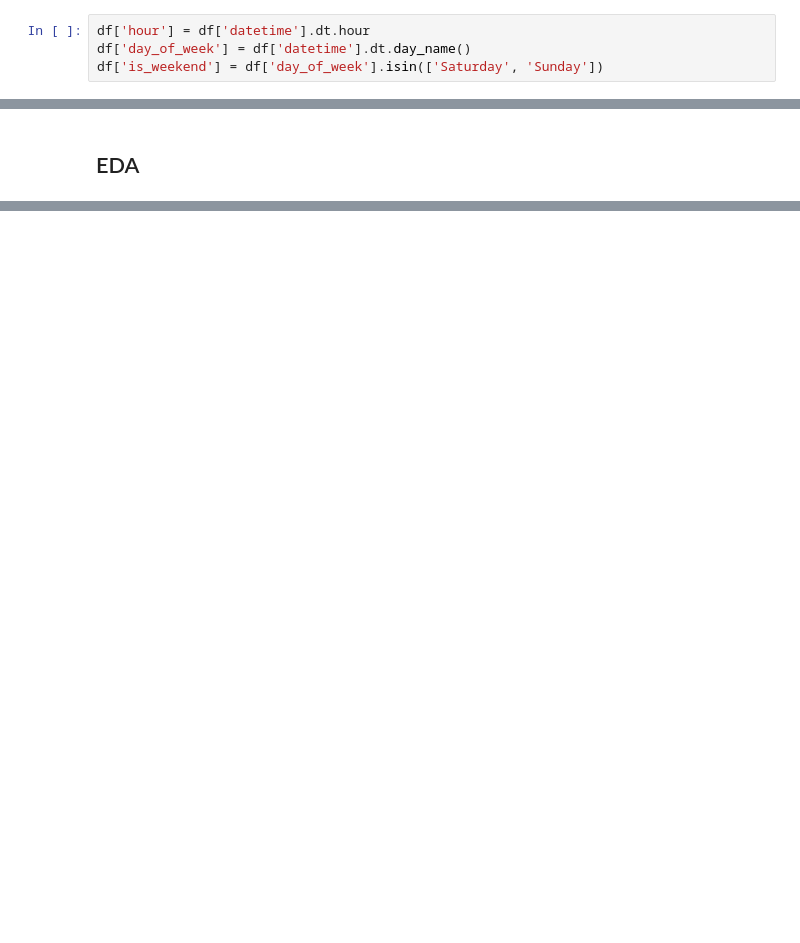
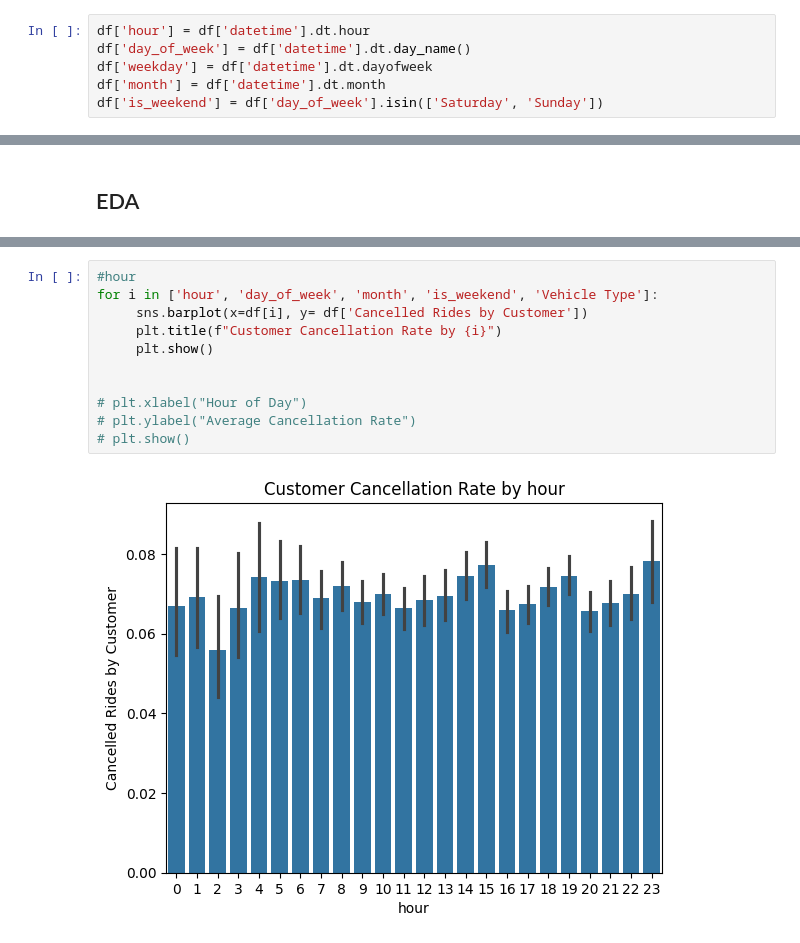
Before and after one commit to Shublytics/uber-ride-cancellation-prediction, a Jupyter notebook: Project.ipynb, the cells around one changed output, grey strips where cells are left out. Drawn from its saved outputs; the diff is of its cells as text; blank space fills up the shorter version.

```diff
--- a/Project.ipynb
+++ b/Project.ipynb
@@ -87,6 +96,8 @@ df.head()
 # %%
 df['hour'] = df['datetime'].dt.hour
 df['day_of_week'] = df['datetime'].dt.day_name()
+df['weekday'] = df['datetime'].dt.dayofweek
+df['month'] = df['datetime'].dt.month
 df['is_weekend'] = df['day_of_week'].isin(['Saturday', 'Sunday'])
 # %%
 df.head()
@@ -281,0 +314,13 @@ print('hello')
+# %%
+#hour
+for i in ['hour', 'day_of_week', 'month', 'is_weekend', 'Vehicle Type']:
+     sns.barplot(x=df[i], y= df['Cancelled Rides by Customer'])
+     plt.title(f"Customer Cancellation Rate by {i}")
+     plt.show()
+
+
+# plt.xlabel("Hour of Day")
+# plt.ylabel("Average Cancellation Rate")
+# plt.show()
+# %% [output]
+[figure, added]
```
Also changed, not shown: parts of 23 cells of this notebook.
